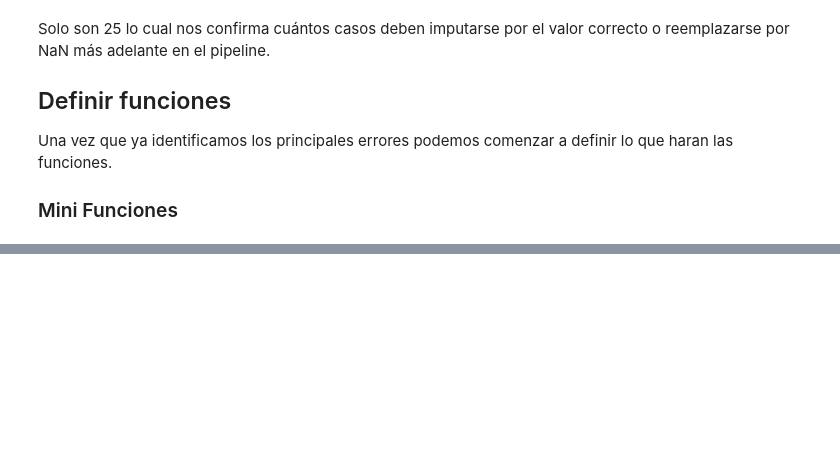
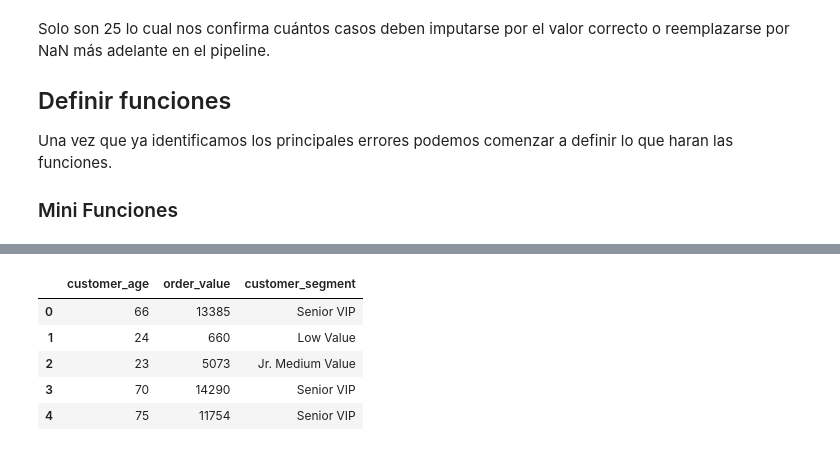
Before and after one commit to IngLuisGarcia17/EverPeak_clean_share, a Jupyter notebook: EverPeak_clean_share.ipynb, the cells around one changed output, grey strips where cells are left out. Cells and saved outputs as stored; diff of their text form; code cells hidden in the pictures; blank space fills up the shorter version.

Commit message:
feat: add customer segmented using age and spend

```diff
--- a/EverPeak_clean_share.ipynb
+++ b/EverPeak_clean_share.ipynb
@@ -20,7 +20,7 @@ import re
 # %%
 # Cargamos el archivo y visualizamos
 
-df_clean = pd.read_csv('/datasets/everpeak_retail.csv')
+df_clean = pd.read_csv('sample_data/everpeak_retail_raw.csv')
 df_clean.head()
 # %% [output]
 |  | order_id | order_date | customer_id | product_category | price | quantity | order_value | payment_method | ... |
@@ -237,2 +255,34 @@ df_share = clean_data(df_clean, columnas_numericas, columnas_texto,columnas_flag
+# %%
+# Creamos la función que segmenta los clientes
+def classify_segment(row):
+  age = row['customer_age']
+  spend = row['order_value']
+
+  if pd.isna(age) or pd.isna(spend):
+    return 'Error en Datos'
+
+  if spend >= 10000:
+    if age >= 55:
+      return 'Senior VIP'
+    else:
+      return 'Junior VIP'
+
+  elif spend >= 5000:
+    if age >= 55:
+      return 'Sr. Medium Value'
+    else:
+      return 'Jr. Medium Value'
+  else:
+      return 'Low Value'
+# %%
+df_share["customer_segment"] = df_share.apply(classify_segment, axis=1)
+df_share[["customer_age", "order_value", "customer_segment"]].head()
+# %% [output]
+|  | customer_age | order_value | customer_segment |
+| 0 | 66 | 13385 | Senior VIP |
+| 1 | 24 | 660 | Low Value |
+| 2 | 23 | 5073 | Jr. Medium Value |
+| 3 | 70 | 14290 | Senior VIP |
+| 4 | 75 | 11754 | Senior VIP |
 # %%
 # Guardamos el dataset nuevo
```
Also changed, not shown: parts of 7 cells of this notebook.
